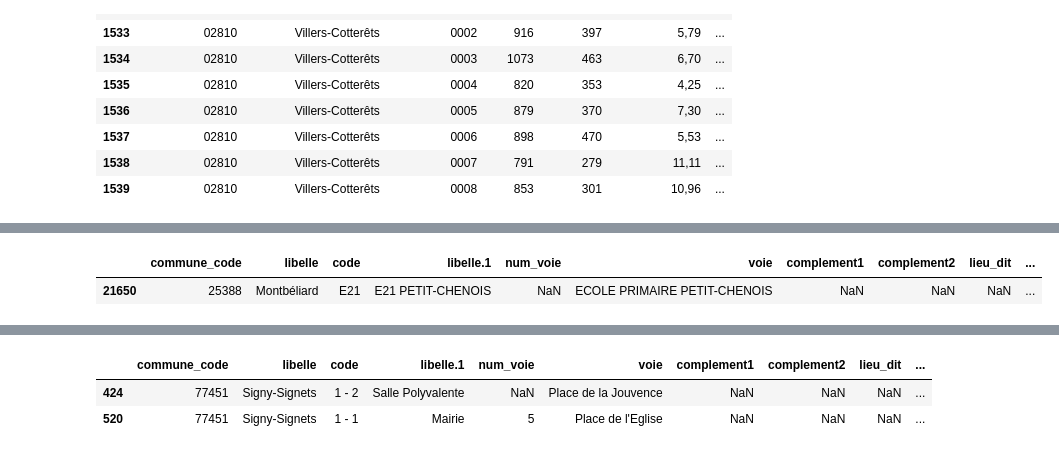
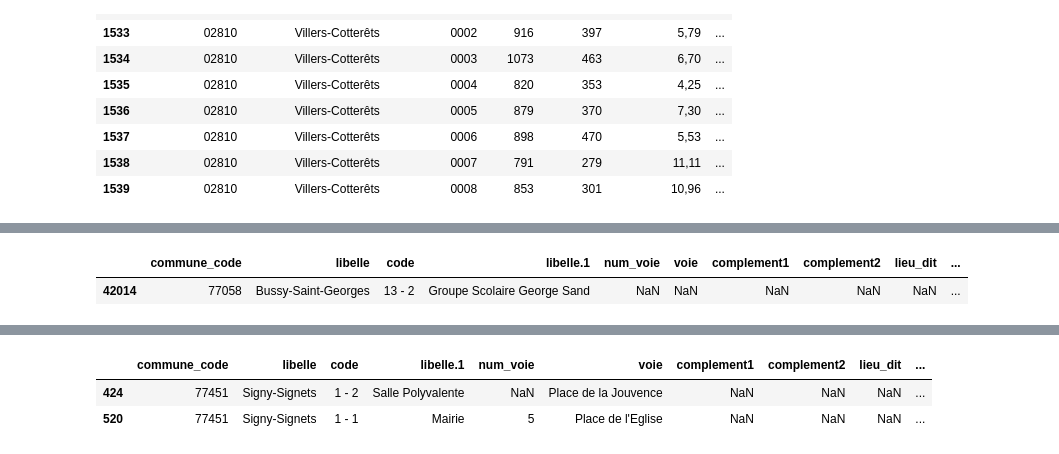
Before and after one commit to christian235711/IRIS_BV, a Jupyter notebook: BV_clean_31_08.ipynb, the cells around one changed output, grey strips where cells are left out. Saved outputs shown, nothing was run; the diff lists cells and outputs as text; code cells hidden in the pictures.

```diff
--- a/BV_clean_31_08.ipynb
+++ b/BV_clean_31_08.ipynb
@@ -16,5 +274,9 @@ pd.set_option("display.max_columns",130)
 # %%
-bv_louis= pd.read_csv("C:/Users/Christian/Desktop/IRIS_BV_final/Bureau_de_votes_louis/CORRIGER/geo_bureaux_de_vote.csv", encoding="utf" )
-bv_louis
+# LOUIS
+bv_louis = pd.read_csv("C:/Users/Christian/Desktop/IRIS_BV_final/Bureau_de_votes_louis/CORRIGER/geo_bureaux_de_vote.csv", encoding="utf" )
+bv_louis = bv_louis[bv_louis["libelle"]!="Belfort"]
+bv_louis = bv_louis[bv_louis["libelle"]!="Pont-Saint-Esprit"] #
+bv_louis = bv_louis[bv_louis["libelle"]!="Gradignan"]
+bv_louis.loc[70041-2:70040,:]
 # %% [output]
 |  | commune_code | libelle | code | libelle.1 | num_voie | voie | complement1 | complement2 | lieu_dit | ... |
@@ -37,0 +296,11 @@ bv_louis[bv_louis["libelle"]=="Vezzani"]
+# %%
+for i in range(bv_louis.shape[0]):
+    try :
+        bv_louis.iloc[i,2]=str(int(bv_louis.iloc[i,2]))
+    except:
+        if (bv_louis.iloc[i,2]=="Unique")|(bv_louis.iloc[i,2]=="unique")|(bv_louis.iloc[i,2]=="UNIQUE")|(bv_louis.iloc[i,2]=="BUR"):
+            bv_louis.iloc[i,2]="1"
+        if bv_louis.iloc[i,2]=="BV01":
+            bv_louis.iloc[i,2]="1"
+        if bv_louis.iloc[i,2]=="BV02":
+            bv_louis.iloc[i,2]="2"
@@ -37,0 +375,22 @@ bv_louis[bv_louis["libelle"]=="Vezzani"]
+# %%
+for i in range(bv_louis.shape[0]):
+    try :
+        bv_louis.iloc[i,2]=str(int(bv_louis.iloc[i,2]))
+    except:
+        if (bv_louis.iloc[i,2][0]=="A")|(bv_louis.iloc[i,2][0]=="B")|(bv_louis.iloc[i,2][0]=="C")|(bv_louis.iloc[i,2][0]=="D")|(bv_louis.iloc[i,2][0]=="E")|(bv_louis.iloc[i,2][0]=="F") :
+            bv_louis.iloc[i,2] = bv_louis.iloc[i,2][1:]
+print("phase 1 fini")
+
+for i in range(bv_louis.shape[0]):
+    try :
+    except:
+        if (bv_louis.iloc[i,2][-1]=="A")|(bv_louis.iloc[i,2][-1]=="B")|(bv_louis.iloc[i,2][-1]=="C")|(bv_louis.iloc[i,2][-1]=="D")|(bv_louis.iloc[i,2][-1]=="E")|(bv_louis.iloc[i,2][-1]=="F") :
+            bv_louis.iloc[i,2] = bv_louis.iloc[i,2][:-1]
+print("phase 2 fini")
+
+for i in range(bv_louis.shape[0]):
+    try :
+    except:
+        if (bv_louis.iloc[i,2][-1]=="A")|(bv_louis.iloc[i,2][-1]=="B")|(bv_louis.iloc[i,2][-1]=="C")|(bv_louis.iloc[i,2][-1]=="D")|(bv_louis.iloc[i,2][-1]=="E")|(bv_louis.iloc[i,2][-1]=="F") :
+            bv_louis.iloc[i,2] = bv_louis.iloc[i,2][:-1]
+print("phase 2 fini")
@@ -278,5 +641,5 @@ Bureau 2 ----- 1
 # %%
-bv_louis[bv_louis["code"]=="E21"]
+bv_louis[bv_louis["code"]=="13 - 2"]
 # %% [output]
 |  | commune_code | libelle | code | libelle.1 | num_voie | voie | complement1 | complement2 | lieu_dit | ... |
-| 21650 | 25388 | Montbéliard | E21 | E21 PETIT-CHENOIS | NaN | ECOLE PRIMAIRE PETIT-CHENOIS | NaN | NaN | NaN | ... |
+| 42014 | 77058 | Bussy-Saint-Georges | 13 - 2 | Groupe Scolaire George Sand | NaN | NaN | NaN | NaN | NaN | ... |
```
Also changed, not shown: parts of 23 cells of this notebook.
